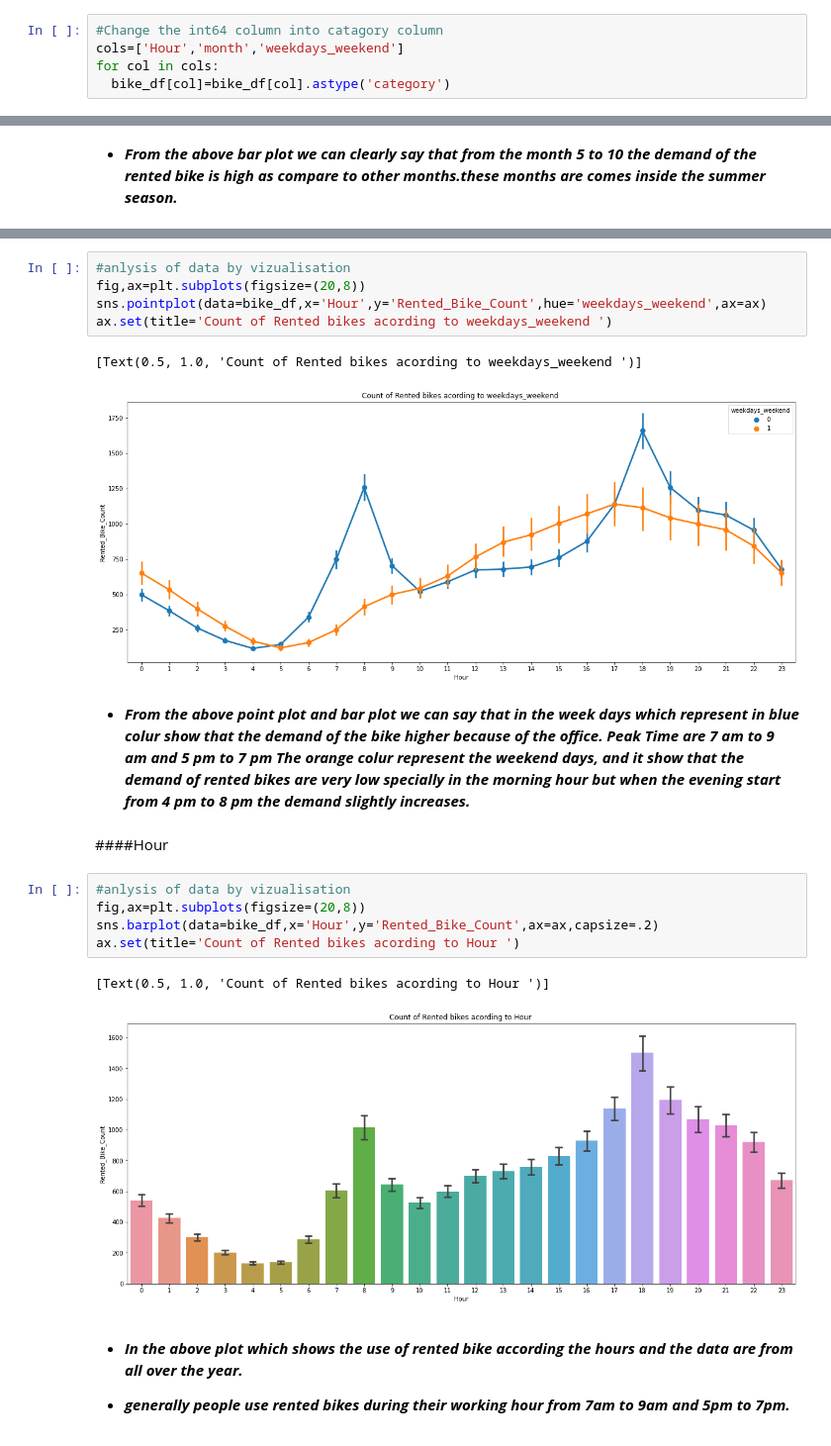
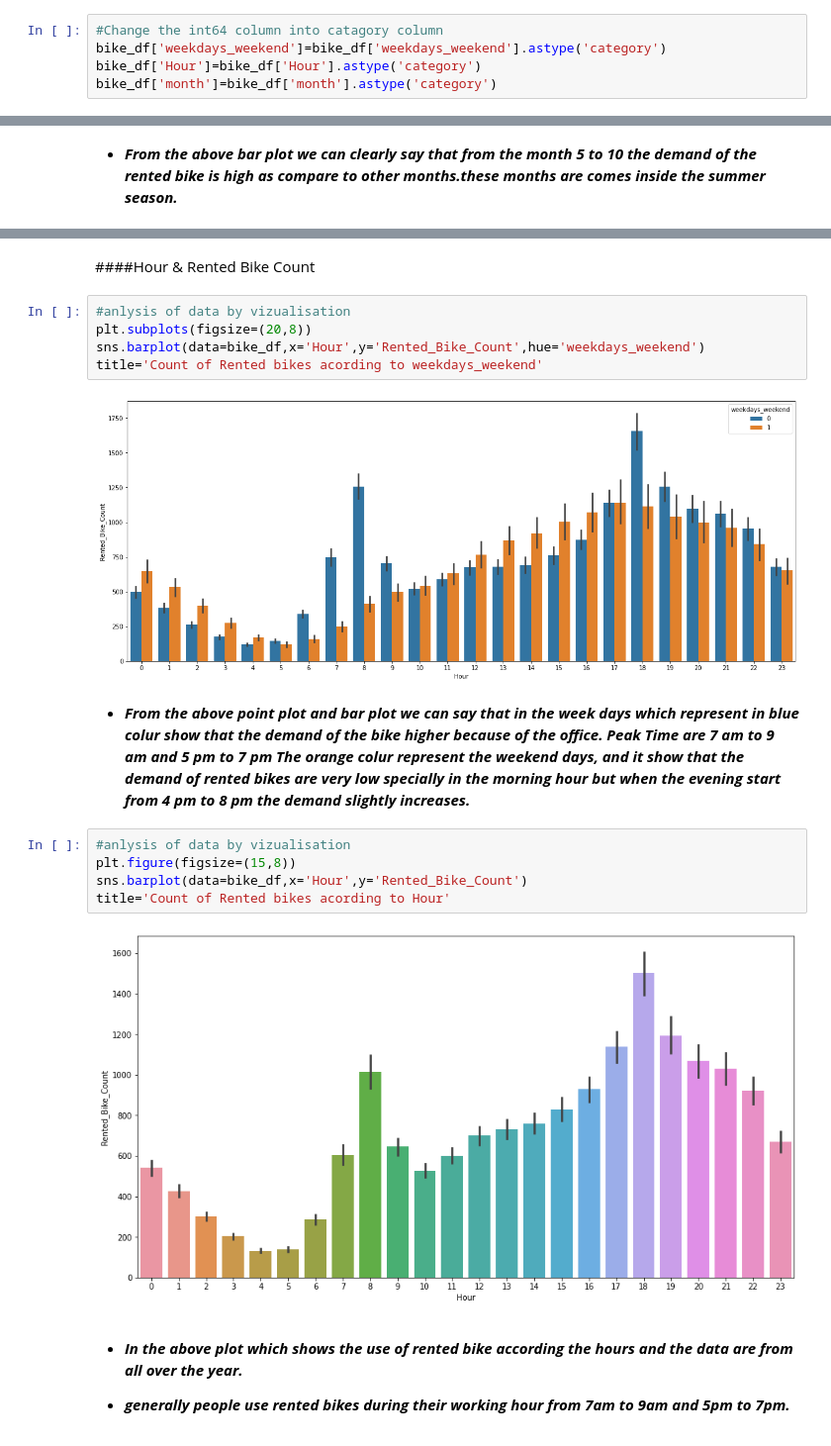
Before and after one commit to spradeepgit/Bike-Sharing-Demand-Prediction.ipynb, a Jupyter notebook: Bike_Sharing_Demand_Prediction.ipynb, the cells around one changed output, grey strips where cells are left out. Shown at 99% size. Saved outputs shown, nothing was run; the diff lists cells and outputs as text.

```diff
--- a/Bike_Sharing_Demand_Prediction.ipynb
+++ b/Bike_Sharing_Demand_Prediction.ipynb
@@ -352,9 +361,9 @@ weekdays_weekend            2
 dtype: int64
 # %%
 #Change the int64 column into catagory column
-cols=['Hour','month','weekdays_weekend']
-for col in cols:
-  bike_df[col]=bike_df[col].astype('category')
+bike_df['weekdays_weekend']=bike_df['weekdays_weekend'].astype('category')
+bike_df['Hour']=bike_df['Hour'].astype('category')
+bike_df['month']=bike_df['month'].astype('category')
 # %%
 #let's check the result of data type
 bike_df.info()
@@ -427,25 +441,23 @@ ax.set(title='Count of Rented bikes acording to weekdays and weekend ')
+# %% [markdown]
+####Hour & Rented Bike Count
 # %%
 #anlysis of data by vizualisation
-fig,ax=plt.subplots(figsize=(20,8))
-sns.pointplot(data=bike_df,x='Hour',y='Rented_Bike_Count',hue='weekdays_weekend',ax=ax)
-ax.set(title='Count of Rented bikes acording to weekdays_weekend ')
+plt.subplots(figsize=(20,8))
+sns.barplot(data=bike_df,x='Hour',y='Rented_Bike_Count',hue='weekdays_weekend')
+title='Count of Rented bikes acording to weekdays_weekend'
 # %% [output]
-[Text(0.5, 1.0, 'Count of Rented bikes acording to weekdays_weekend ')]
-[figure, old version]
+[figure, new version]
 # %% [markdown]
 * ***From the above point plot and bar plot we can say that in the week days which represent in blue colur show that the demand of the bike higher because of the office.***
 ***Peak Time are 7 am to 9 am and 5 pm to 7 pm***
 ***The orange colur represent the weekend days, and it show that the demand of rented bikes are very low specially in the morning hour but when the evening start from 4 pm to 8 pm the demand slightly increases.***
-# %% [markdown]
-####Hour
 # %%
 #anlysis of data by vizualisation
-fig,ax=plt.subplots(figsize=(20,8))
-sns.barplot(data=bike_df,x='Hour',y='Rented_Bike_Count',ax=ax,capsize=.2)
-ax.set(title='Count of Rented bikes acording to Hour ')
+plt.figure(figsize=(15,8))
+sns.barplot(data=bike_df,x='Hour',y='Rented_Bike_Count')
+title='Count of Rented bikes acording to Hour'
 # %% [output]
-[Text(0.5, 1.0, 'Count of Rented bikes acording to Hour ')]
-[figure, old version]
+[figure, new version]
 # %% [markdown]
 * ***In the above plot which shows the use of rented bike according the hours and the data are from all over the year.***
 
```
Also changed, not shown: parts of 100 cells of this notebook.
